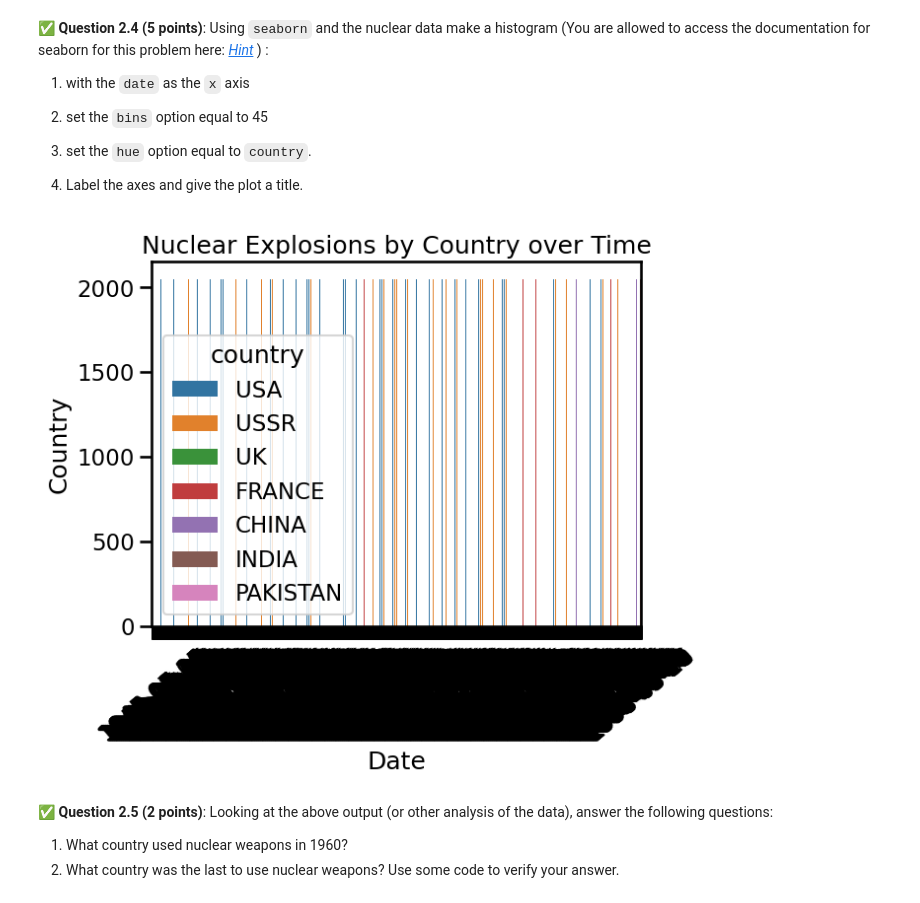
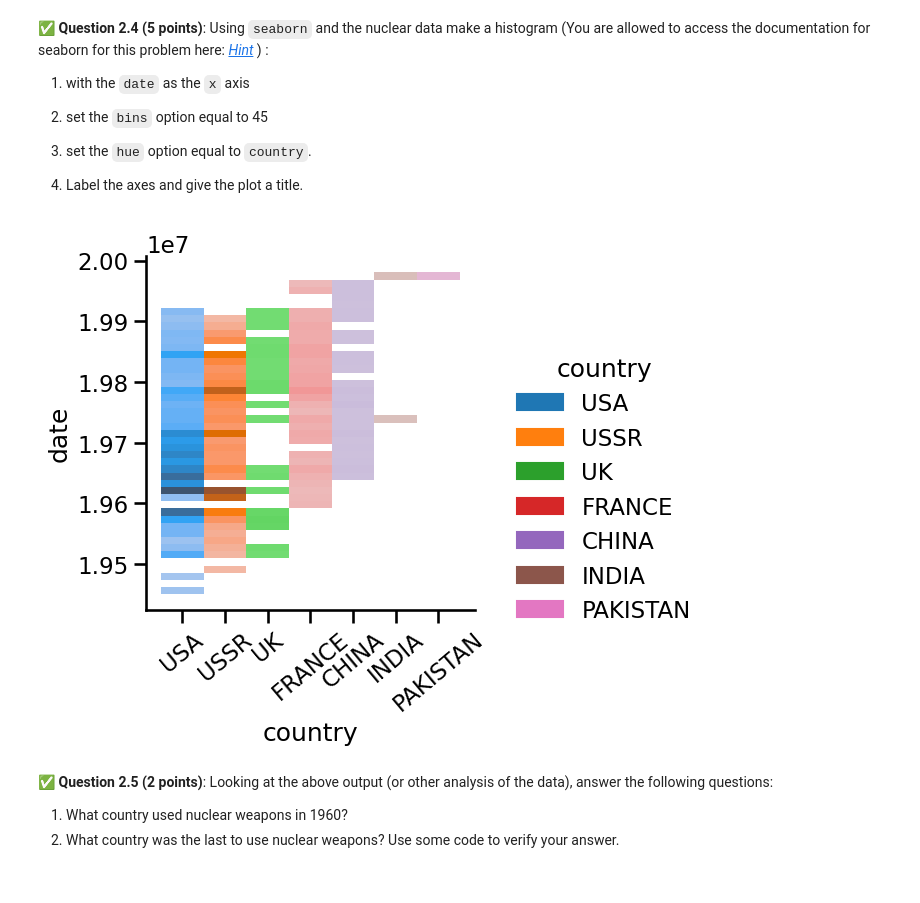
Before and after one commit to ilanberen/CMSE202-s26-turnin, a Jupyter notebook: midterm/CMSE202-Midterm-Section001-STUDENT-S26.ipynb, the cells around one changed output. Cells and saved outputs as stored; diff of their text form; code cells hidden in the pictures.

```diff
--- a/midterm/CMSE202-Midterm-Section001-STUDENT-S26.ipynb
+++ b/midterm/CMSE202-Midterm-Section001-STUDENT-S26.ipynb
@@ -170,14 +170,12 @@ Name: count, dtype: int64
 # %%
 import matplotlib.pyplot as plt
 import seaborn as sns
 sns.set_context("talk")
-nuc_data=sns.barplot(x=df['date'],y=df['country'].count(),hue=df['country'])
-nuc_data.set_title('Nuclear Explosions by Country over Time')
-nuc_data.set_ylabel('Country')
-nuc_data.set_xlabel('Date')
+nuc_data=sns.displot(y=df['date'],x=df['country'],hue=df['country'],bins=45)
+
 _ = plt.xticks(rotation = 40) # This line rotates the ticks of the x-axis so that they are easy to read.
 # %% [output]
-[figure, old version]
+[figure, new version]
 # %% [markdown]
 &#9989; **Question 2.5 (2 points)**: Looking at the above output (or other analysis of the data), answer the following questions:
 
```
Also changed, not shown: parts of 3 cells of this notebook.
